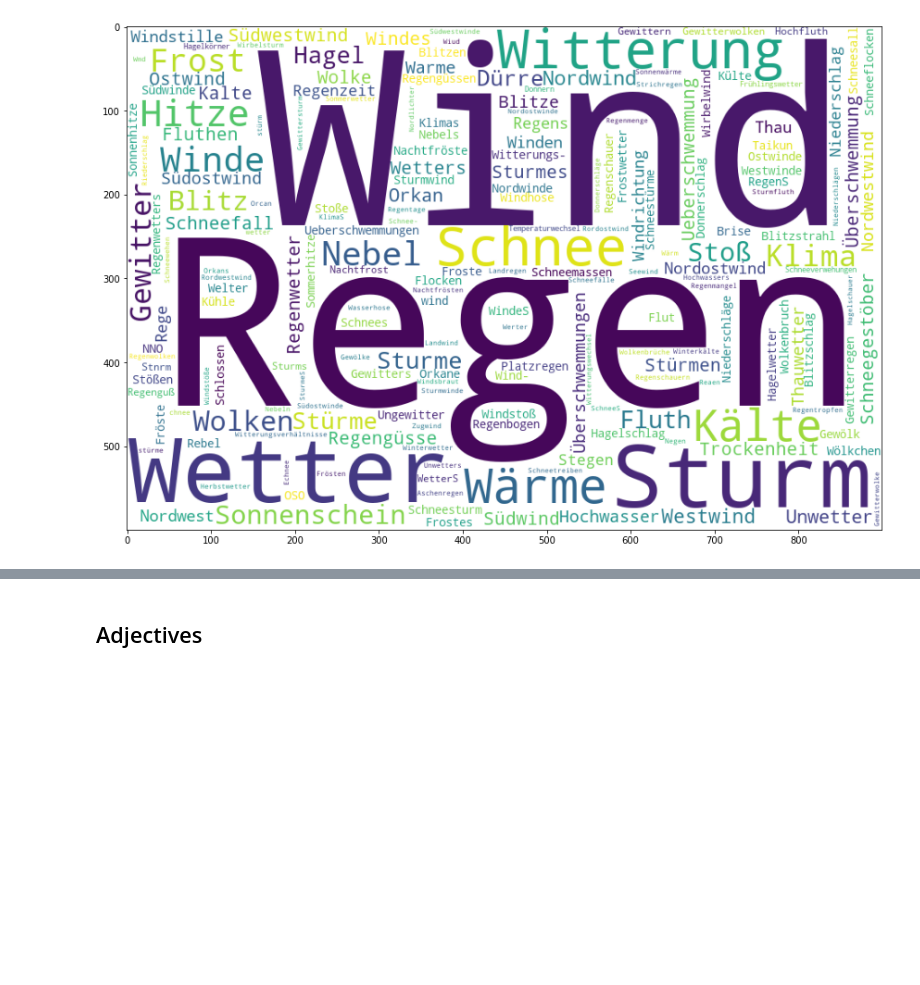
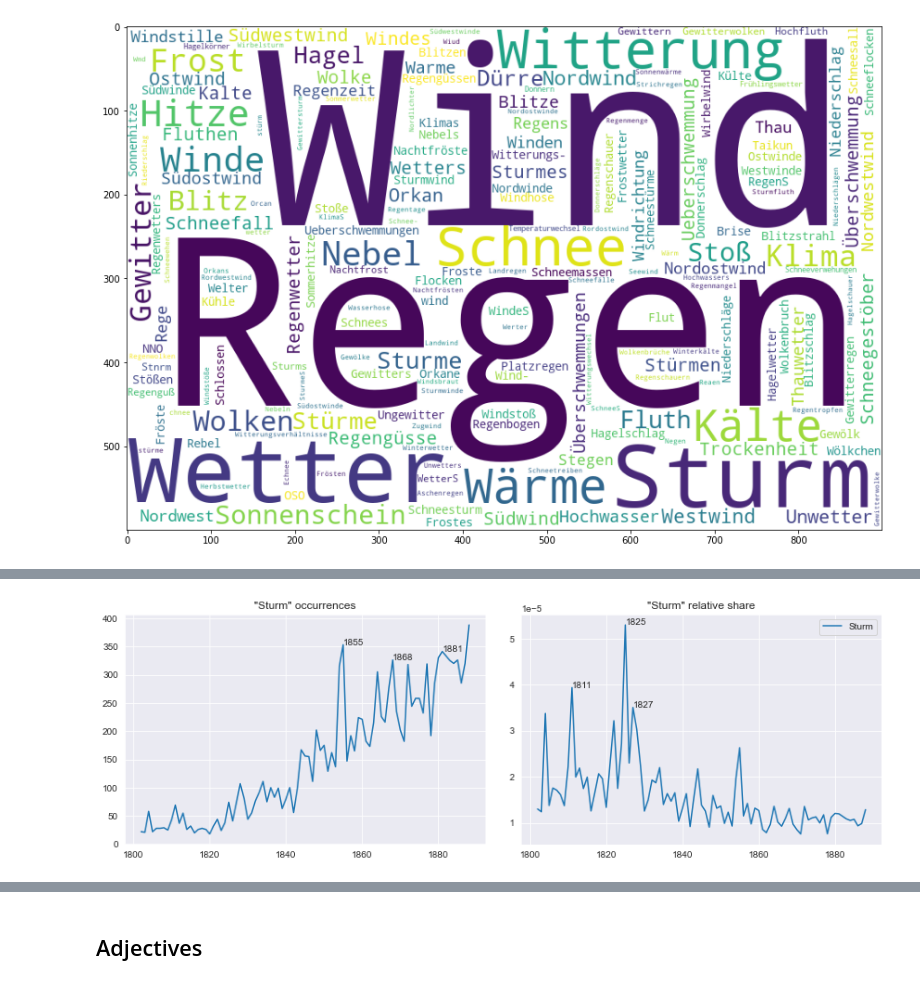
Before and after one commit to krkryger/clim-dist, a Jupyter notebook: notebooks/analysis.ipynb, the cells around one changed output, grey strips where cells are left out. Cells and saved outputs as stored; diff of their text form; code cells hidden in the pictures; blank space fills up the shorter version.

```diff
--- a/notebooks/analysis.ipynb
+++ b/notebooks/analysis.ipynb
@@ -64,0 +81,13 @@ plt.show()
+# %%
+with open('../pipeline/ner/ruler_patterns_171121.json', 'r', encoding='utf8') as f:
+    wea_patterns = json.load(f)
+    wea_patterns = [entry['pattern'] for entry in wea_patterns]
+# %%
+orkan_list = ['Orkan', 'Orkane', 'Orcan', 'Orkans']
+sturm_list = ['Sturm', 'Weststurm', 'SturmeS', 'Schneestürme', 'Schneesturm', 'Schneestürmen', 'Unwetter', 'Sturmwind',
+              'Schneesturme', 'Sturmwinde', 'Gewittersturm', 'Orkane', 'Orcan', 'Orkan', 'Orkans', 'Stürm',
+              'Stnrm', 'Wirbelwinde', 'Südweststurm', 'Nordsturm', 'Nordweststurm', 'Ungewitter', 'Sturmwetter',
+              'Sturmwetter', 'Sturms', 'Schneesturmes', 'Stnrmes', 'Sturmwindes', 'Wirbelwindes', 'Herbststürme',
+              'Srurm', 'Slurm', 'Stürme', 'Stürmen', 'Eturm', 'stürme', 'stürm', 'Seesturm', 'Gewitterstürme',
+              'Aequinoctialstürme', 'Stnrme', 'Typhon', 'Taikun']
+exotic_wind_list = ['Typhon', 'Taikun', 'Aequinoctialstürme']
@@ -64,0 +147,4 @@ plt.show()
+# %%
+find_single_entity_freq(ents_ruled, sturm_list)
+# %% [output]
+[figure, added]
```
Also changed, not shown: parts of 20 cells of this notebook.
